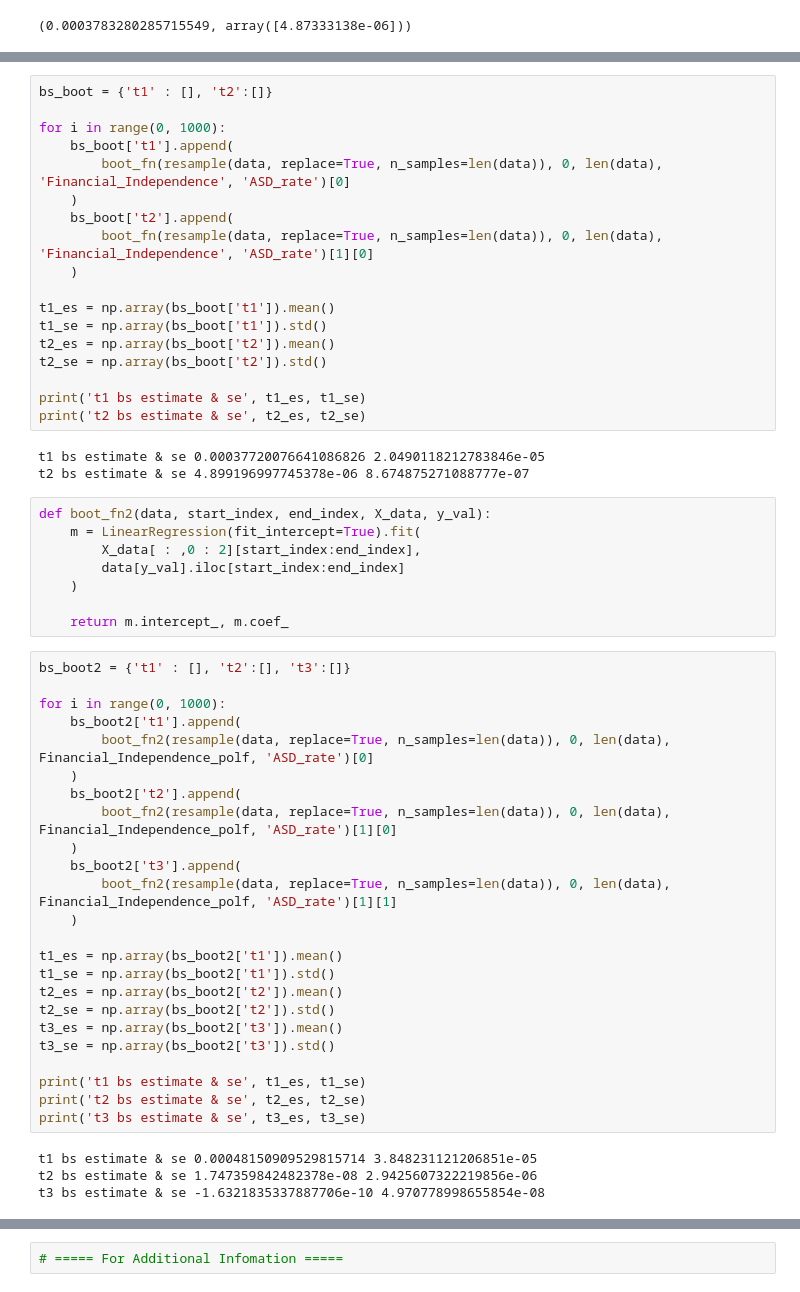
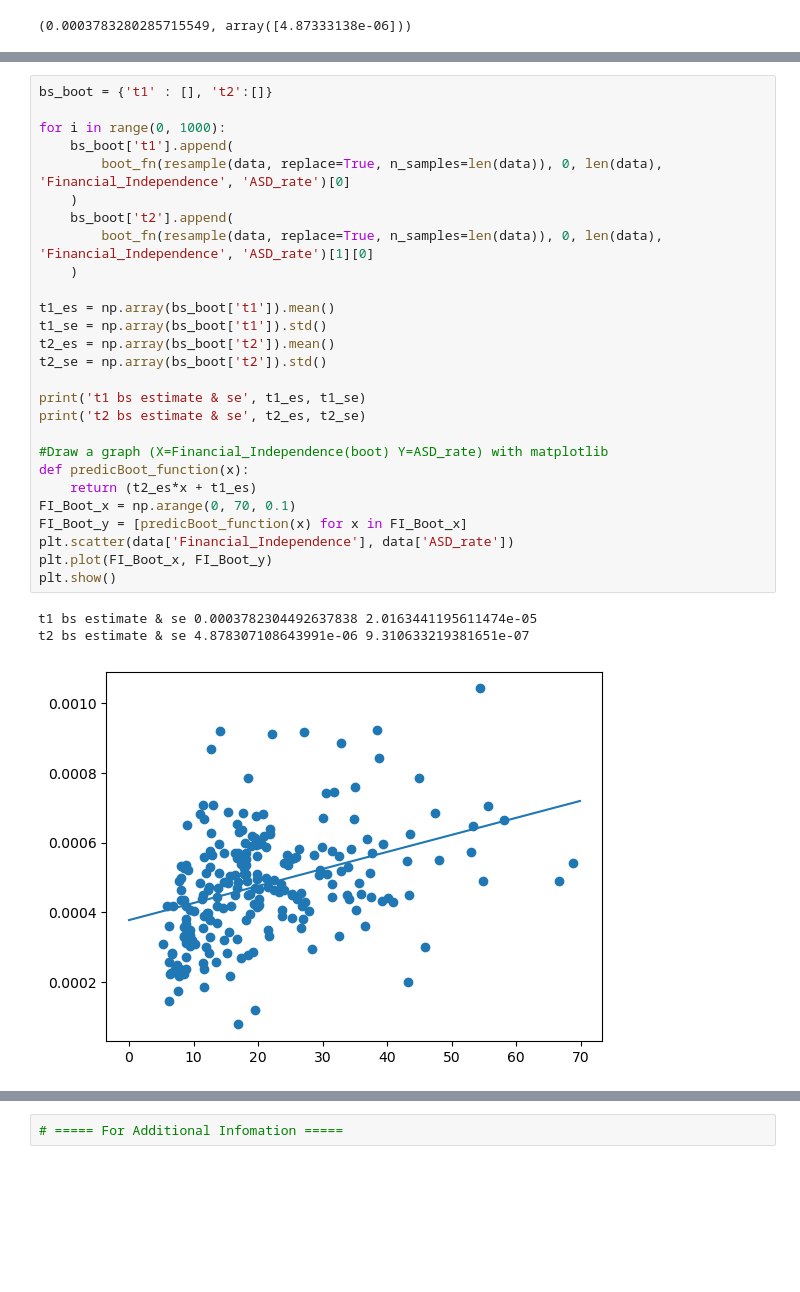
Before and after one commit to milkywaypeko/ASD_FI_Correlation, a Jupyter notebook: ASD_ID_FI_Correlation.ipynb, the cells around one changed output, grey strips where cells are left out. Cells and saved outputs as stored; diff of their text form; blank space fills up the shorter version.

```diff
--- a/ASD_ID_FI_Correlation.ipynb
+++ b/ASD_ID_FI_Correlation.ipynb
@@ -446,57 +464,31 @@ boot_fn(resample(data, replace=True, n_samples=len(data)), 0, len(data), 'Financ
 # %%
 bs_boot = {'t1' : [], 't2':[]}
 
 for i in range(0, 1000):
     bs_boot['t1'].append(
         boot_fn(resample(data, replace=True, n_samples=len(data)), 0, len(data), 'Financial_Independence', 'ASD_rate')[0]
     )
     bs_boot['t2'].append(
         boot_fn(resample(data, replace=True, n_samples=len(data)), 0, len(data), 'Financial_Independence', 'ASD_rate')[1][0]
     )
 
 t1_es = np.array(bs_boot['t1']).mean()
 t1_se = np.array(bs_boot['t1']).std()
 t2_es = np.array(bs_boot['t2']).mean()
 t2_se = np.array(bs_boot['t2']).std()
 
 print('t1 bs estimate & se', t1_es, t1_se)
 print('t2 bs estimate & se', t2_es, t2_se)
+
+#Draw a graph (X=Financial_Independence(boot) Y=ASD_rate) with matplotlib
+def predicBoot_function(x):
+    return (t2_es*x + t1_es)
+FI_Boot_x = np.arange(0, 70, 0.1)
+FI_Boot_y = [predicBoot_function(x) for x in FI_Boot_x]
+plt.scatter(data['Financial_Independence'], data['ASD_rate'])
+plt.plot(FI_Boot_x, FI_Boot_y)
+plt.show()
 # %% [output]
-t1 bs estimate & se 0.00037720076641086826 2.0490118212783846e-05
-t2 bs estimate & se 4.899196997745378e-06 8.674875271088777e-07
+t1 bs estimate & se 0.0003782304492637838 2.0163441195611474e-05
+t2 bs estimate & se 4.878307108643991e-06 9.310633219381651e-07
+[figure, added]
-# %%
-def boot_fn2(data, start_index, end_index, X_data, y_val):
-    m = LinearRegression(fit_intercept=True).fit(
-        X_data[ : ,0 : 2][start_index:end_index],
-        data[y_val].iloc[start_index:end_index]
-    )
-
-    return m.intercept_, m.coef_
-# %%
-bs_boot2 = {'t1' : [], 't2':[], 't3':[]}
-
-for i in range(0, 1000):
-    bs_boot2['t1'].append(
-        boot_fn2(resample(data, replace=True, n_samples=len(data)), 0, len(data), Financial_Independence_polf, 'ASD_rate')[0]
-    )
-    bs_boot2['t2'].append(
-        boot_fn2(resample(data, replace=True, n_samples=len(data)), 0, len(data), Financial_Independence_polf, 'ASD_rate')[1][0]
-    )
-    bs_boot2['t3'].append(
-        boot_fn2(resample(data, replace=True, n_samples=len(data)), 0, len(data), Financial_Independence_polf, 'ASD_rate')[1][1]
-    )
-
-t1_es = np.array(bs_boot2['t1']).mean()
-t1_se = np.array(bs_boot2['t1']).std()
-t2_es = np.array(bs_boot2['t2']).mean()
-t2_se = np.array(bs_boot2['t2']).std()
-t3_es = np.array(bs_boot2['t3']).mean()
-t3_se = np.array(bs_boot2['t3']).std()
-
-print('t1 bs estimate & se', t1_es, t1_se)
-print('t2 bs estimate & se', t2_es, t2_se)
-print('t3 bs estimate & se', t3_es, t3_se)
-# %% [output]
-t1 bs estimate & se 0.00048150909529815714 3.848231121206851e-05
-t2 bs estimate & se 1.747359842482378e-08 2.9425607322219856e-06
-t3 bs estimate & se -1.6321835337887706e-10 4.970778998655854e-08
```
Also changed, not shown: parts of 17 cells of this notebook.
